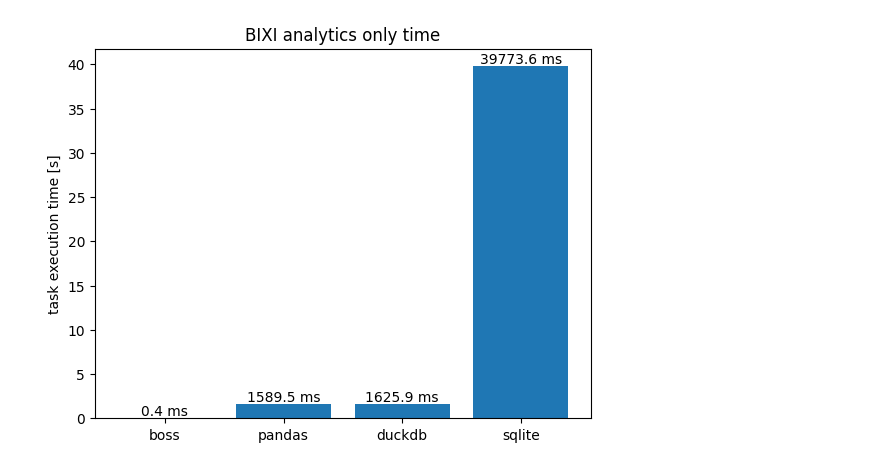
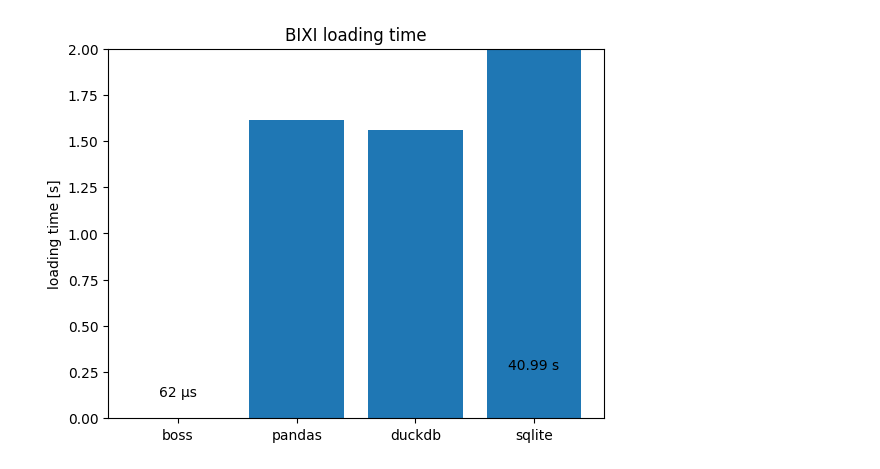
Before and after one commit to trubby22/database-fyp, a Jupyter notebook: bixi-benchmarks/visualise-data.ipynb, the cells around one changed output. Drawn from its saved outputs; the diff is of its cells as text; code cells hidden in the pictures.

```diff
--- a/bixi-benchmarks/visualise-data.ipynb
+++ b/bixi-benchmarks/visualise-data.ipynb
@@ -87,0 +122,11 @@ plt.show()
+# %%
+bixi_total_times = [bixi_df.loc[0, x] / (10 ** 9) for x in bixi_full_tasks]
+bixi_loading_times = [bixi_df.loc[0, x] / (10 ** 9) for x in bixi_loading_tasks]
+bixi_analytics_times = [bixi_total_times[i] - bixi_loading_times[i] for i in range(len(total_times))]
+
+print('bixi_total_times')
+print(bixi_total_times)
+print('bixi_loading_times')
+print(bixi_loading_times)
+print('bixi_analytics_times')
+print(bixi_analytics_times)
@@ -137,19 +166,24 @@ plt.show()
 # %%
-loading_tasks = [
-    'data-in',
-    'pandas-data_in',
-    'duckdb-data_in',
-    'sqlite-data_in',
-]
+fig, ax = plt.subplots()
+bar_container = ax.bar(vendors, bixi_loading_times)
+ax.set(ylabel='loading time [s]', title='BIXI loading time')
+plt.ylim(top=2)
 
-loading_times = [bixi_df.loc[0, x] / (10 ** 9) for x in loading_tasks]
-task_names = ['boss', 'pandas', 'duckdb', 'sqlite']
+rect = bar_container[0]
+ax.annotate(f'{(rect.get_height() * (10 ** 6)):.0f} μs',
+            xy=(rect.get_x() + rect.get_width() / 2, 0.1),
+            xytext=(0, 0),
+            textcoords='offset points',
+            ha='center', va='bottom')
 
-fig, ax = plt.subplots()
-bar_container = ax.bar(task_names, loading_times)
-ax.set(ylabel='task execution time [s]', title='BIXI analytics only time')
-ax.bar_label(bar_container, fmt=lambda x: f'{x * (10 ** 3):.1f} ms')
+rect = bar_container[3]
+ax.annotate(f'{rect.get_height():.2f} s',
+            xy=(rect.get_x() + rect.get_width() / 2, 0.25),
+            xytext=(0, 0),
+            textcoords='offset points',
+            ha='center', va='bottom')
 
+plt.savefig(f'{diagrams_path}bixi-loading.png')
 plt.show()
 # %% [output]
-[figure, old version]
+[figure, new version]
```
Also changed, not shown: parts of 9 cells of this notebook.
